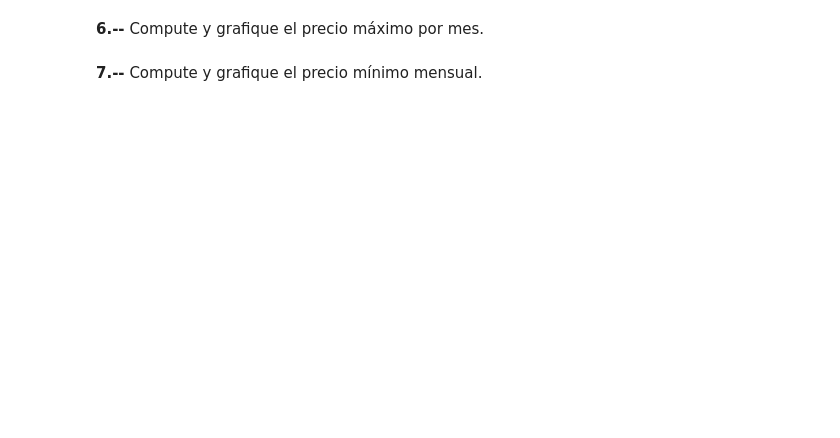
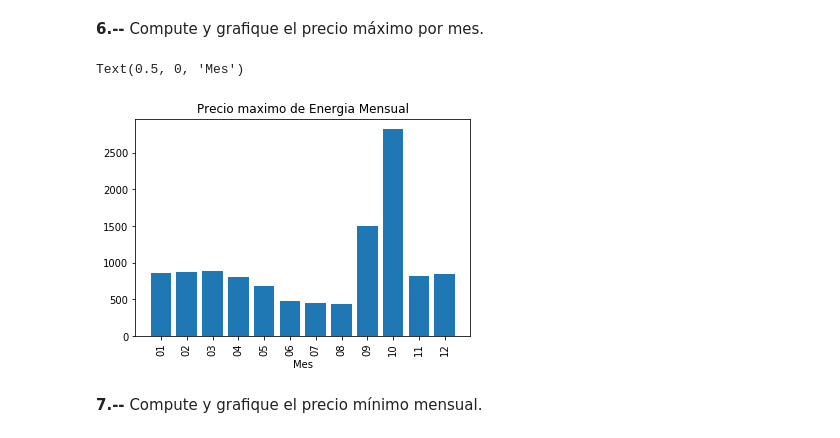
Before and after one commit to cda-2019-01/lab-analisis-exploratorio-de-datos-forgedk, a Jupyter notebook: LAB-precios-electricidad.ipynb, the cells around one changed output. Cells and saved outputs as stored; diff of their text form; code cells hidden in the pictures; blank space fills up the shorter version.

```diff
--- a/LAB-precios-electricidad.ipynb
+++ b/LAB-precios-electricidad.ipynb
@@ -42,4 +97,16 @@ dfs = pd.melt(dfs,id_vars='Fecha')
 # %% [markdown]
 **6.--** Compute y grafique el precio máximo por mes.
+# %%
+DatosPorMesMaximo = DataFrameSinRepetir.copy()
+DatosPorMesMaximo['Fecha'] = pd.to_datetime(DatosPorMesMaximo['Fecha'])
+DatosPorMesMaximo['Mes'] =  DatosPorMesMaximo[['Fecha']].apply(lambda x: dt.datetime.strftime(x['Fecha'], '%m'), axis=1)
+DatosPorMesMaximo = DatosPorMesMaximo.groupby('Mes').agg({'Precio': np.max})
+plt.bar(range(12), DatosPorMesMaximo['Precio'])
+plt.xticks(range(12), (list(DatosPorMesMaximo.index)), rotation='vertical')
+plt.title('Precio maximo de Energia Mensual')
+plt.xlabel('Mes')
+# %% [output]
+Text(0.5, 0, 'Mes')
+[figure, added]
 # %% [markdown]
 **7.--** Compute y grafique el precio mínimo mensual.
```
Also changed, not shown: parts of 10 cells of this notebook.
